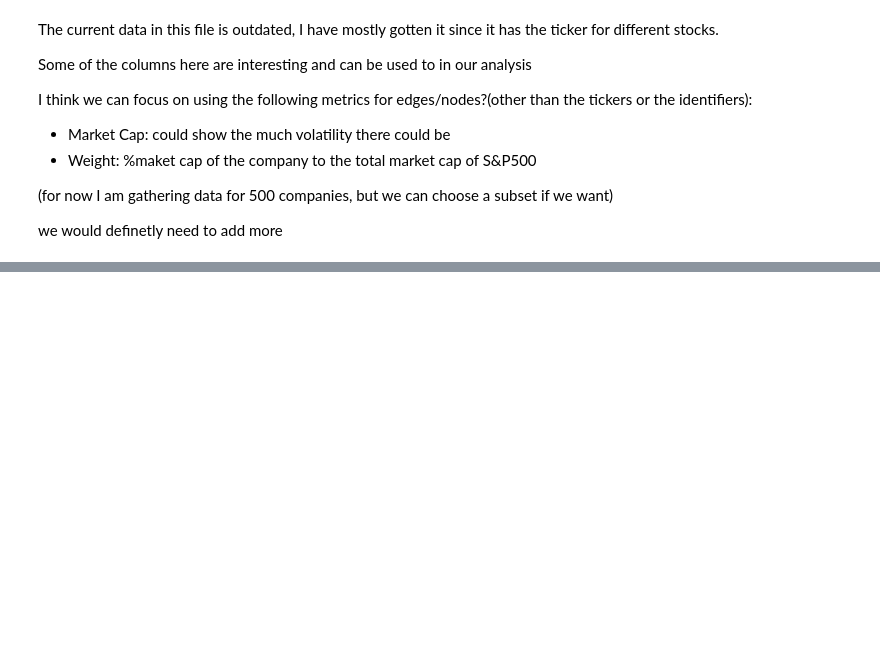
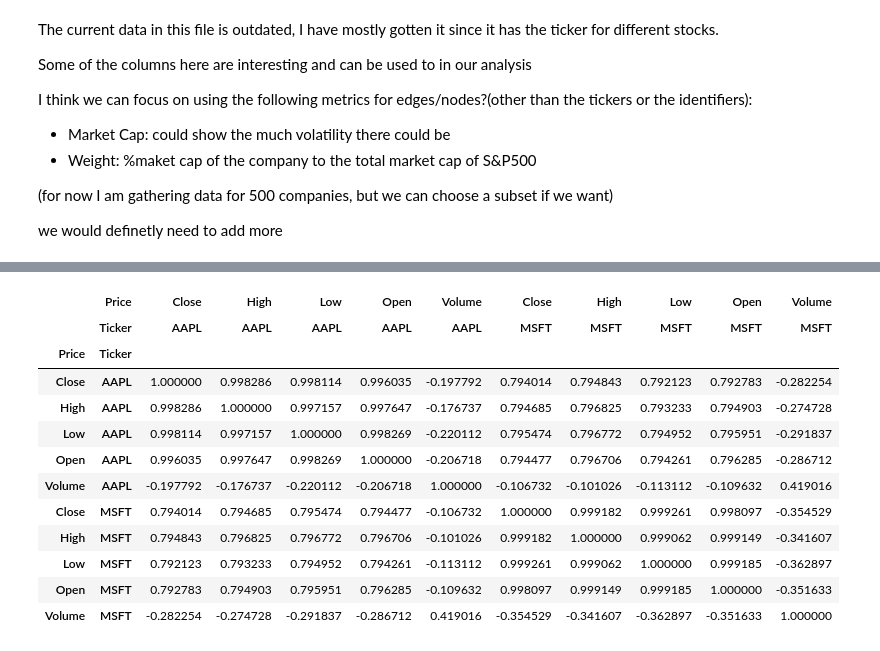
Before and after one commit to hvgupta/COMP4222_F25-26, a Jupyter notebook: research.ipynb, the cells around one changed output, grey strips where cells are left out. Cells and saved outputs as stored; diff of their text form; code cells hidden in the pictures; blank space fills up the shorter version.

```diff
--- a/research.ipynb
+++ b/research.ipynb
@@ -39,0 +85,16 @@ we would definetly need to add more
+# %%
+h.corr()
+# %% [output]
+|  | Price | Close | High | Low | Open | Volume | Close | High | Low | Open | Volume |
+|  | Ticker | AAPL | AAPL | AAPL | AAPL | AAPL | MSFT | MSFT | MSFT | MSFT | MSFT |
+| Price | Ticker |  |  |  |  |  |  |  |  |  |  |
+| Close | AAPL | 1.000000 | 0.998286 | 0.998114 | 0.996035 | -0.197792 | 0.794014 | 0.794843 | 0.792123 | 0.792783 | -0.282254 |
+| High | AAPL | 0.998286 | 1.000000 | 0.997157 | 0.997647 | -0.176737 | 0.794685 | 0.796825 | 0.793233 | 0.794903 | -0.274728 |
+| Low | AAPL | 0.998114 | 0.997157 | 1.000000 | 0.998269 | -0.220112 | 0.795474 | 0.796772 | 0.794952 | 0.795951 | -0.291837 |
+| Open | AAPL | 0.996035 | 0.997647 | 0.998269 | 1.000000 | -0.206718 | 0.794477 | 0.796706 | 0.794261 | 0.796285 | -0.286712 |
+| Volume | AAPL | -0.197792 | -0.176737 | -0.220112 | -0.206718 | 1.000000 | -0.106732 | -0.101026 | -0.113112 | -0.109632 | 0.419016 |
+| Close | MSFT | 0.794014 | 0.794685 | 0.795474 | 0.794477 | -0.106732 | 1.000000 | 0.999182 | 0.999261 | 0.998097 | -0.354529 |
+| High | MSFT | 0.794843 | 0.796825 | 0.796772 | 0.796706 | -0.101026 | 0.999182 | 1.000000 | 0.999062 | 0.999149 | -0.341607 |
+| Low | MSFT | 0.792123 | 0.793233 | 0.794952 | 0.794261 | -0.113112 | 0.999261 | 0.999062 | 1.000000 | 0.999185 | -0.362897 |
+| Open | MSFT | 0.792783 | 0.794903 | 0.795951 | 0.796285 | -0.109632 | 0.998097 | 0.999149 | 0.999185 | 1.000000 | -0.351633 |
+| Volume | MSFT | -0.282254 | -0.274728 | -0.291837 | -0.286712 | 0.419016 | -0.354529 | -0.341607 | -0.362897 | -0.351633 | 1.000000 |
```
Also changed, not shown: parts of 46 cells of this notebook, 7 other files.
